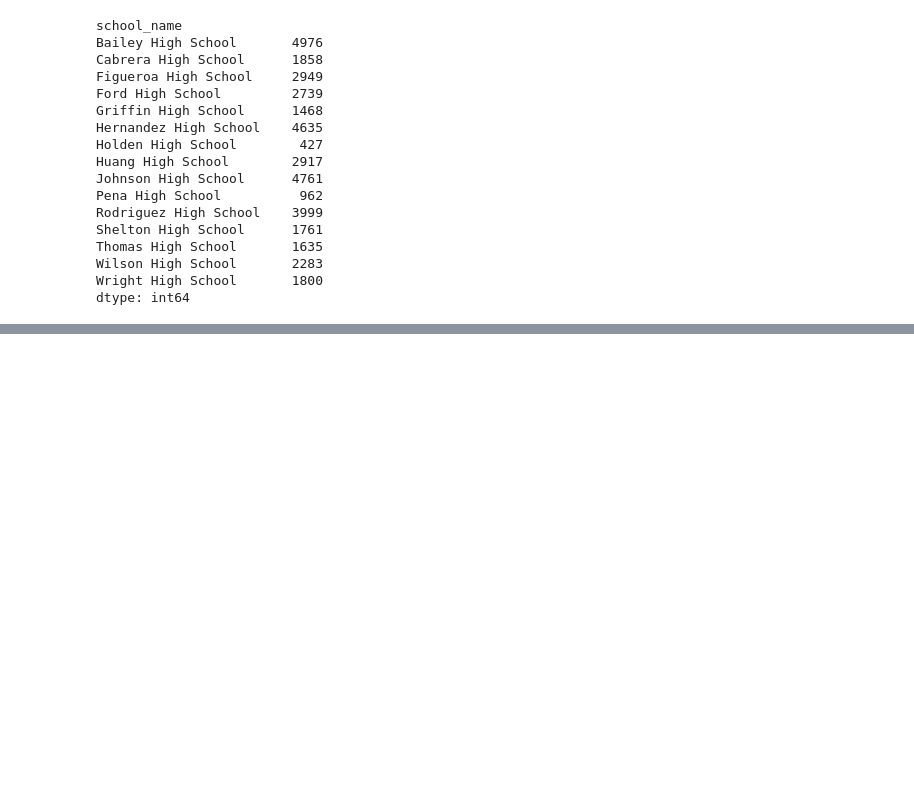
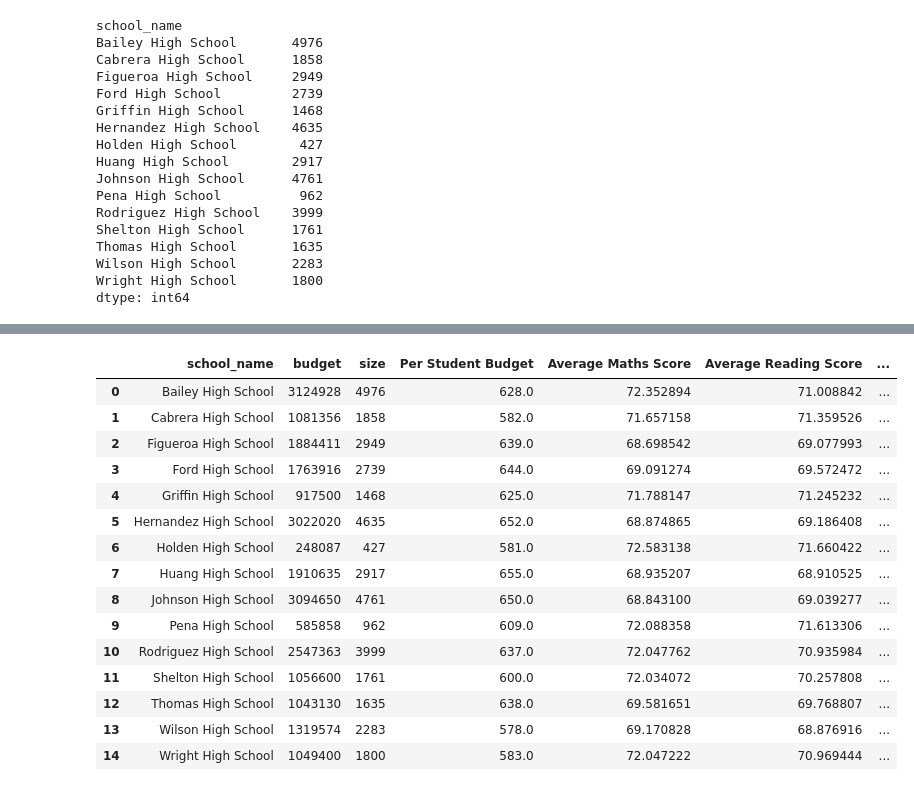
Before and after one commit to Rock2638/pandas-challenge, a Jupyter notebook: PyCitySchools/pandaschallenge.ipynb, the cells around one changed output, grey strips where cells are left out. Drawn from its saved outputs; the diff is of its cells as text; code cells hidden in the pictures; blank space fills up the shorter version.

Commit message:
PyCity Schools Analysis

```diff
--- a/PyCitySchools/pandaschallenge.ipynb
+++ b/PyCitySchools/pandaschallenge.ipynb
@@ -201,0 +280,4 @@ dtype: float64
+# %%
+# Get the students who passed both reading and maths in a separate DataFrame from school_data_complete.
+passing_maths_and_reading = school_data_complete.loc[(school_data_complete["reading_score"]>=50) & (school_data_complete["maths_score"]>=50), :]
+passing_maths_and_reading
@@ -201,0 +298,5 @@ dtype: float64
+# %%
+#  Calculate the Percentage Pass Rates
+per_school_passing_maths = school_passing_maths.groupby(["school_name"]).agg(student_count_passing=('student_name', 'count'), total_students=('size', 'first'))
+per_school_passing_maths["% Passing Maths"] = (per_school_passing_maths["student_count_passing"] / per_school_passing_maths["total_students"])*100
+per_school_passing_maths
@@ -201,0 +321,4 @@ dtype: float64
+# %%
+per_school_passing_reading = school_passing_reading.groupby(["school_name"]).agg(student_count_passing=('student_name', 'count'), total_students=('size', 'first'))
+per_school_passing_reading["% Passing Reading"] = (per_school_passing_reading["student_count_passing"] / per_school_passing_reading["total_students"])*100
+per_school_passing_reading
@@ -201,0 +343,4 @@ dtype: float64
+# %%
+overall_passing_rate = passing_maths_and_reading.groupby(["school_name"]).agg(school_type=('type', 'first'),student_count_passing=('student_name', 'count'), total_students=('size', 'first'))
+overall_passing_rate["% Overall Passing"] = (overall_passing_rate["student_count_passing"] / overall_passing_rate["total_students"])*100
+overall_passing_rate
@@ -201,0 +365,25 @@ dtype: float64
+# %%
+per_school_summary = pd.merge(per_school_capita, per_school_maths, on="school_name")
+per_school_summary = pd.merge(per_school_summary, per_school_reading, on="school_name")
+per_school_summary = pd.merge(per_school_summary, per_school_passing_maths, on="school_name")
+per_school_summary = pd.merge(per_school_summary, per_school_passing_reading, on="school_name")
+per_school_summary = pd.merge(per_school_summary, overall_passing_rate, on="school_name")
+
+per_school_summary
+# %% [output]
+|  | school_name | budget | size | Per Student Budget | Average Maths Score | Average Reading Score | ... |
+| 0 | Bailey High School | 3124928 | 4976 | 628.0 | 72.352894 | 71.008842 | ... |
+| 1 | Cabrera High School | 1081356 | 1858 | 582.0 | 71.657158 | 71.359526 | ... |
+| 2 | Figueroa High School | 1884411 | 2949 | 639.0 | 68.698542 | 69.077993 | ... |
+| 3 | Ford High School | 1763916 | 2739 | 644.0 | 69.091274 | 69.572472 | ... |
+| 4 | Griffin High School | 917500 | 1468 | 625.0 | 71.788147 | 71.245232 | ... |
+| 5 | Hernandez High School | 3022020 | 4635 | 652.0 | 68.874865 | 69.186408 | ... |
+| 6 | Holden High School | 248087 | 427 | 581.0 | 72.583138 | 71.660422 | ... |
+| 7 | Huang High School | 1910635 | 2917 | 655.0 | 68.935207 | 68.910525 | ... |
+| 8 | Johnson High School | 3094650 | 4761 | 650.0 | 68.843100 | 69.039277 | ... |
+| 9 | Pena High School | 585858 | 962 | 609.0 | 72.088358 | 71.613306 | ... |
+| 10 | Rodriguez High School | 2547363 | 3999 | 637.0 | 72.047762 | 70.935984 | ... |
+| 11 | Shelton High School | 1056600 | 1761 | 600.0 | 72.034072 | 70.257808 | ... |
+| 12 | Thomas High School | 1043130 | 1635 | 638.0 | 69.581651 | 69.768807 | ... |
+| 13 | Wilson High School | 1319574 | 2283 | 578.0 | 69.170828 | 68.876916 | ... |
+| 14 | Wright High School | 1049400 | 1800 | 583.0 | 72.047222 | 70.969444 | ... |
```
Also changed, not shown: parts of 10 cells of this notebook.
